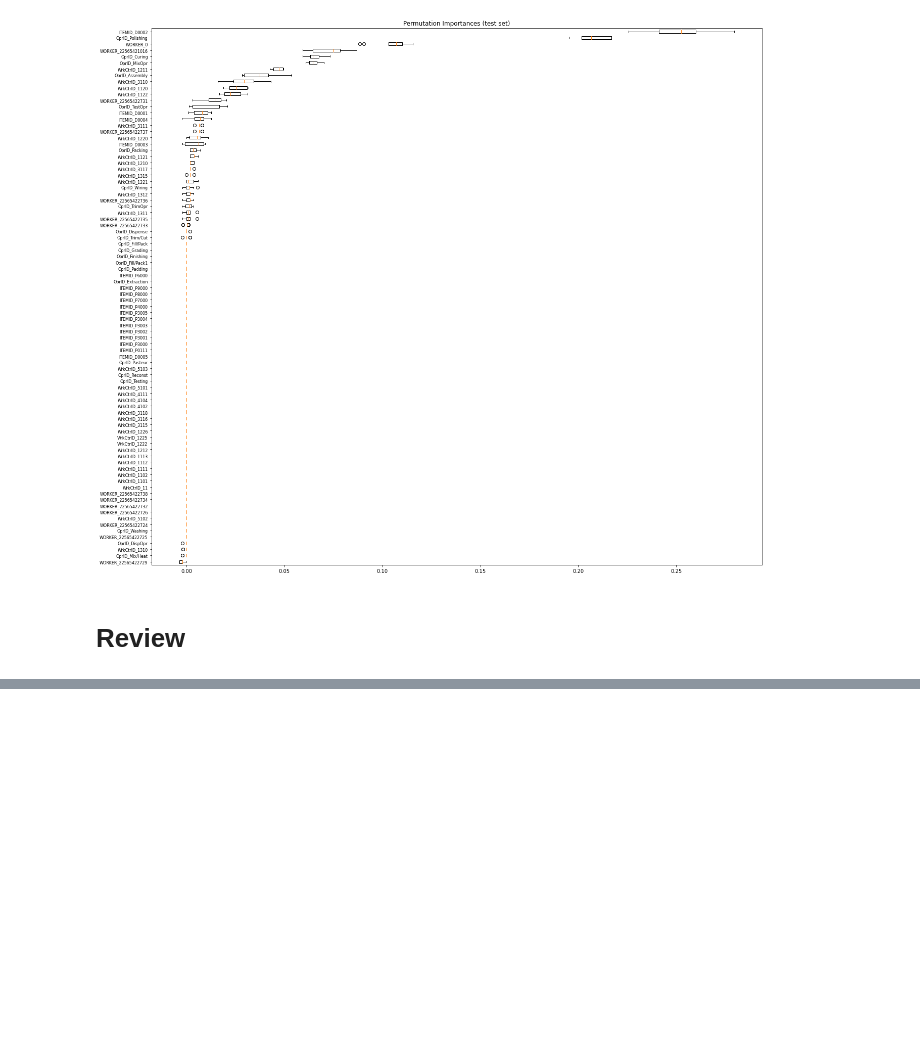
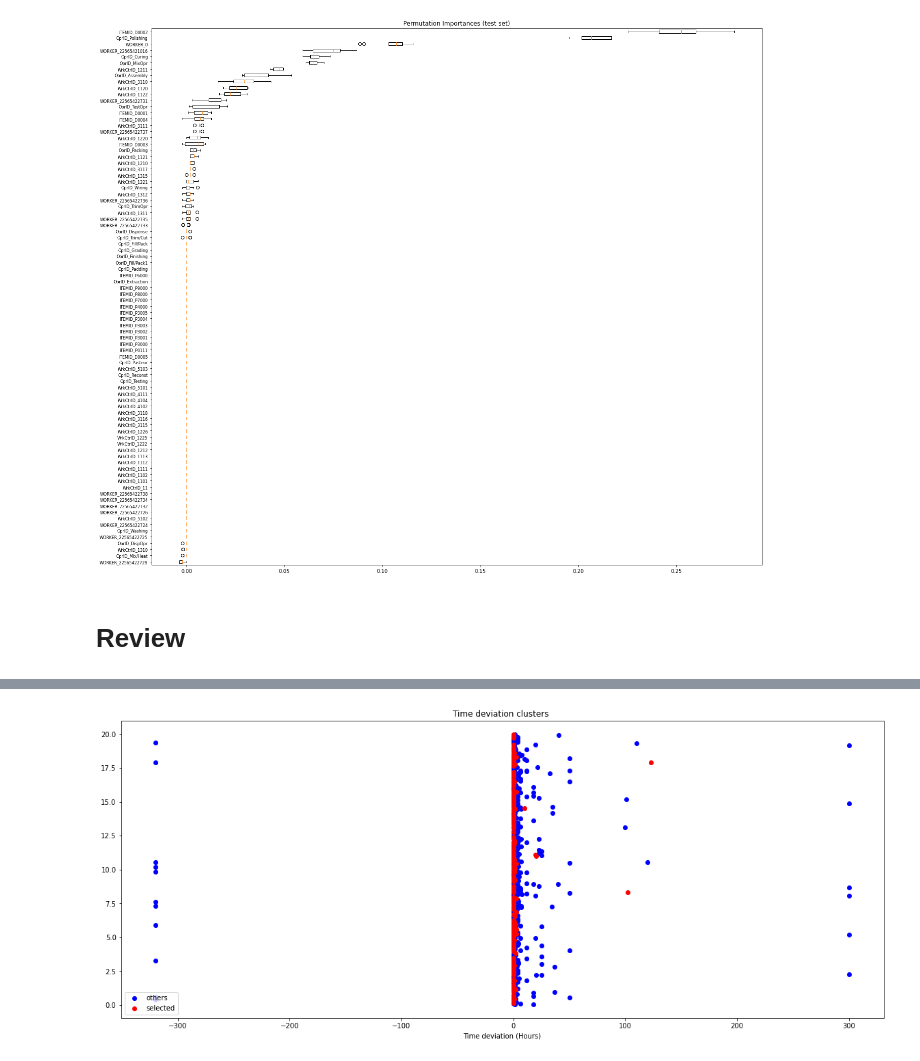
Before and after one commit to Yucheng-Ren/thesis, a Jupyter notebook: Deviation.ipynb, the cells around one changed output, grey strips where cells are left out. Drawn from its saved outputs; the diff is of its cells as text; code cells hidden in the pictures; blank space fills up the shorter version.

```diff
--- a/Deviation.ipynb
+++ b/Deviation.ipynb
@@ -333,0 +338,17 @@ len(set(df.query(query).index)) / len(df[df.TIME_DEVIATION > 0])
+# %%
+others = df[df.index.isin([i for i in df.index if i not in df.query(query).index])]
+colors = ['blue', 'red']
+labels = ['others', 'selected']
+fig, ax = plt.subplots(figsize = (20, 8))
+for i, cluster in enumerate([others, df.query(query)]):
+    y = []
+    for _ in range(len(cluster['TIME_DEVIATION'])):
+        y.append(random.random() * 20)
+    _ = ax.scatter(cluster['TIME_DEVIATION'], y, color=colors[i], label=labels[i])
+
+ax.legend(loc="lower left")
+ax.set_title('Time deviation clusters ')
+ax.set_xlabel('Time deviation (Hours)')
+plt.show()
+# %% [output]
+[figure, added]
```
Also changed, not shown: parts of 6 cells of this notebook, 2 other files.
